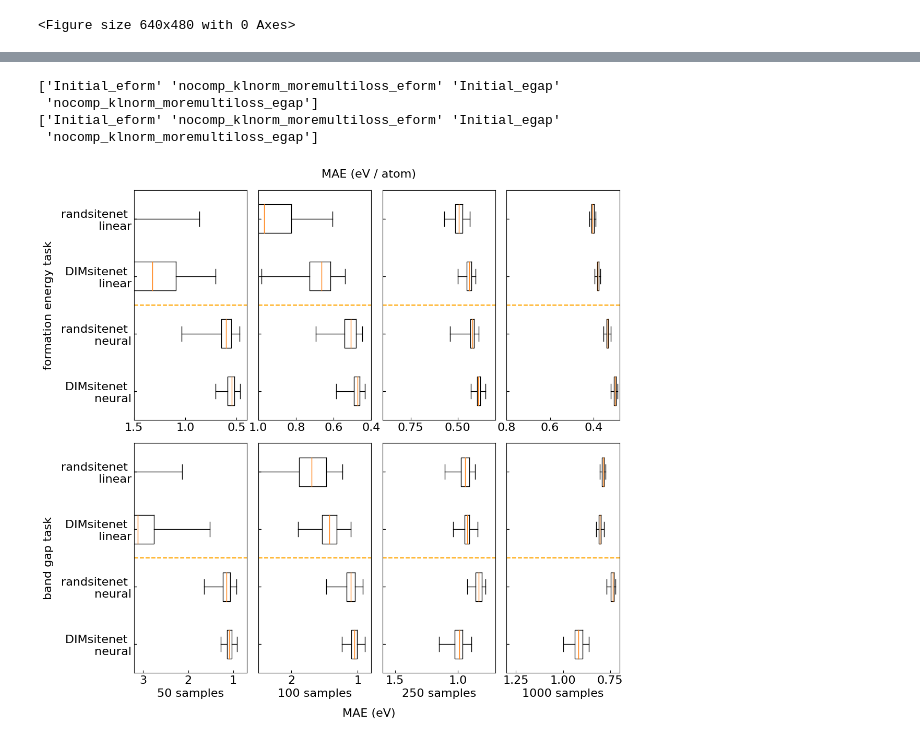
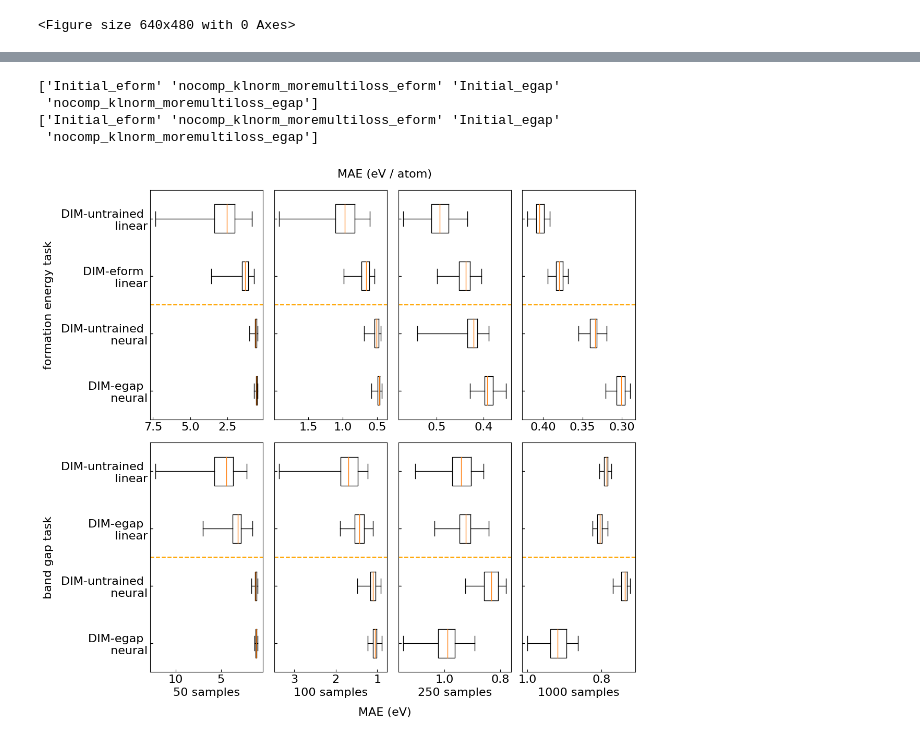
Before and after one commit to mm04926412/Site-Net, a Jupyter notebook: Downstream_MAEs_to_plots.ipynb, the cells around one changed output, grey strips where cells are left out. Cells and saved outputs as stored; diff of their text form; code cells hidden in the pictures.

```diff
--- a/Downstream_MAEs_to_plots.ipynb
+++ b/Downstream_MAEs_to_plots.ipynb
@@ -187,6 +196,7 @@ import matplotlib.pyplot as plt
 import matplotlib.colors as colors
 import matplotlib.ticker as ticker
 import matplotlib
+import numpy as np
 
 plt.rcParams["xtick.direction"] = "in"
 plt.rcParams["ytick.direction"] = "in"
@@ -207,7 +217,7 @@ fig.text(0.5, 0.90, "MAE (eV / atom)", ha='center')
 ax_i = 0
 ax[0][0].set_ylabel("formation energy task",labelpad=10)
 
-for limit,name,xlim in zip([50,100,250,1000],["eformorbital_replearn_10.png","eformorbital_replearn_50.png","eformorbital_replearn_100.png","eformorbital_replearn_250.png","eformorbital_replearn_1000.png","eformorbital_replearn_10000.png"],[[1.5,0.4],[1,0.4],[0.9,0.3],[0.8,0.28]]):
+for limit,name,xlim in zip([50,100,250,1000],["eformorbital_replearn_10.png","eformorbital_replearn_50.png","eformorbital_replearn_100.png","eformorbital_replearn_250.png","eformorbital_replearn_1000.png","eformorbital_replearn_10000.png"],[[1.5,0.4],[1,0.4],[0.65,0.3],[0.45,0.28]]):
 
     vectors1 = RepMAE[(RepMAE["limit"] == limit) & (RepMAE["model"] == "Initial_eform")]
     vectors2 = RepMAE[(RepMAE["limit"] == limit) & (RepMAE["model"] == "nocomp_klnorm_moremultiloss_eform")]
@@ -215,12 +225,16 @@ for limit,name,xlim in zip([50,100,250,1000],["eformorbital_replearn_10.png","ef
     vectors4 = eformjarvisMAE[(eformjarvisMAE["limit"] == limit) & (eformjarvisMAE["model"] == "eform_jarvis")]
     vectors5 = eformxrayMAE[(eformxrayMAE["limit"] == limit) & (eformxrayMAE["model"] == "eform_xray")]
 
+    xmin = np.min(np.array([vectors1["lin_MAE"],vectors2["lin_MAE"],vectors1["nn_MAE"],vectors2["nn_MAE"]]))
+    xmax = np.max(np.array([vectors1["lin_MAE"],vectors2["lin_MAE"],vectors1["nn_MAE"],vectors2["nn_MAE"]]))
+    xbuffer = (xmax-xmin)*0.05
+
     if ax_i == 0:
-        ax[0][ax_i].boxplot([vectors1["lin_MAE"],vectors2["lin_MAE"],vectors1["nn_MAE"],vectors2["nn_MAE"]],labels=["randsitenet \n linear","DIMsitenet \n linear","randsitenet \n neural","DIMsitenet \n neural"],widths=0.5,vert=False,whis=100000000)
+        ax[0][ax_i].boxplot([vectors1["lin_MAE"],vectors2["lin_MAE"],vectors1["nn_MAE"],vectors2["nn_MAE"]],labels=["DIM-untrained \n linear","DIM-eform \n linear","DIM-untrained \n neural","DIM-egap \n neural"],widths=0.5,vert=False,whis=100000000)
     else:
         ax[0][ax_i].boxplot([vectors1["lin_MAE"],vectors2["lin_MAE"],vectors1["nn_MAE"],vectors2["nn_MAE"]],labels=["","","",""],widths=0.5,vert=False,whis=100000000)
     ax[0][ax_i].set_ylim(4.5,0.5)
-    ax[0][ax_i].set_xlim(xlim[0],xlim[1])
+    ax[0][ax_i].set_xlim(xmax+xbuffer,xmin-xbuffer)
 
     ax_i += 1
 
@@ -234,37 +248,41 @@ egapxrayMAE =  pd.read_csv("featurizer_pickles/egapxray_Downstream_Featurized.cs
 print(RepMAE["model"].unique())
 
 fig.text(0.5, 0.04, "MAE (eV)", ha='center')
 
 ax_i = 0
 ax[1][0].set_ylabel("band gap task",labelpad=10)
-for limit,name,xlim  in zip([50,100,250,1000],["egaporbital_replearn_10.png","egaporbital_replearn_50.png","egaporbital_replearn_100.png","egaporbital_replearn_250.png","egaporbital_replearn_1000.png","egaporbital_replearn_10000.png"],[[3.2,0.7],[2.5,0.8],[1.6,0.7],[1.3,0.7]]):
+for limit,name,xlim  in zip([50,100,250,1000],["egaporbital_replearn_10.png","egaporbital_replearn_50.png","egaporbital_replearn_100.png","egaporbital_replearn_250.png","egaporbital_replearn_1000.png","egaporbital_replearn_10000.png"],[[8,0.7],[4,0.8],[1.2,0.75],[1.3,0.65]]):
 
     vectors1 = RepMAE[(RepMAE["limit"] == limit) & (RepMAE["model"] == "Initial_egap")]
     vectors2 = RepMAE[(RepMAE["limit"] == limit) & (RepMAE["model"] == "nocomp_klnorm_moremultiloss_egap")]
     vectors3 = egaporbitalMAE[(eformorbitalMAE["limit"] == limit) & (egaporbitalMAE["model"] == "egap_orbital")]
     vectors4 = egapjarvisMAE[(eformjarvisMAE["limit"] == limit) & (egapjarvisMAE["model"] == "egap_jarvis")]
     vectors5 = egapxrayMAE[(eformxrayMAE["limit"] == limit) & (egapxrayMAE["model"] == "egap_xray")]
 
+    xmin = np.min(np.array([vectors1["lin_MAE"],vectors2["lin_MAE"],vectors1["nn_MAE"],vectors2["nn_MAE"]]))
+    xmax = np.max(np.array([vectors1["lin_MAE"],vectors2["lin_MAE"],vectors1["nn_MAE"],vectors2["nn_MAE"]]))
+    xbuffer = (xmax-xmin)*0.05
+
     if ax_i == 0:
-        ax[1][ax_i].boxplot([vectors1["lin_MAE"],vectors2["lin_MAE"],vectors1["nn_MAE"],vectors2["nn_MAE"]],labels=["randsitenet \n linear","DIMsitenet \n linear","randsitenet \n neural","DIMsitenet \n neural"],widths=0.5,vert=False,whis=100000000)
+        ax[1][ax_i].boxplot([vectors1["lin_MAE"],vectors2["lin_MAE"],vectors1["nn_MAE"],vectors2["nn_MAE"]],labels=["DIM-untrained \n linear","DIM-egap \n linear","DIM-untrained \n neural","DIM-egap \n neural"],widths=0.5,vert=False,whis=100000000)
     else:
         ax[1][ax_i].boxplot([vectors1["lin_MAE"],vectors2["lin_MAE"],vectors1["nn_MAE"],vectors2["nn_MAE"]],labels=["","","",""],widths=0.5,vert=False,whis=100000000)
     [ax[0][ax_i].axhline(y, color = 'orange', linestyle='--') for y in [2.5]]
     [ax[1][ax_i].axhline(y, color = 'orange', linestyle='--') for y in [2.5]]
     ax[1][ax_i].set_ylim(4.5,0.5)
-    ax[1][ax_i].set_xlim(xlim[0],xlim[1])
+    ax[1][ax_i].set_xlim(xmax+xbuffer,xmin-xbuffer)
     ax[1][ax_i].set_xlabel(str(limit) + " samples")
 
     ax_i += 1
 
     fig.savefig("figure_representation_linear.png",bbox_inches="tight")
     fig.show()
 # %% [output]
 ['Initial_eform' 'nocomp_klnorm_moremultiloss_eform' 'Initial_egap'
  'nocomp_klnorm_moremultiloss_egap']
 ['Initial_eform' 'nocomp_klnorm_moremultiloss_eform' 'Initial_egap'
  'nocomp_klnorm_moremultiloss_egap']
-[figure, old version]
+[figure, new version]
 # %%
 #normalizing kills my performance
 import pandas as pd
```
Also changed, not shown: parts of 2 cells of this notebook, 7 other files.
